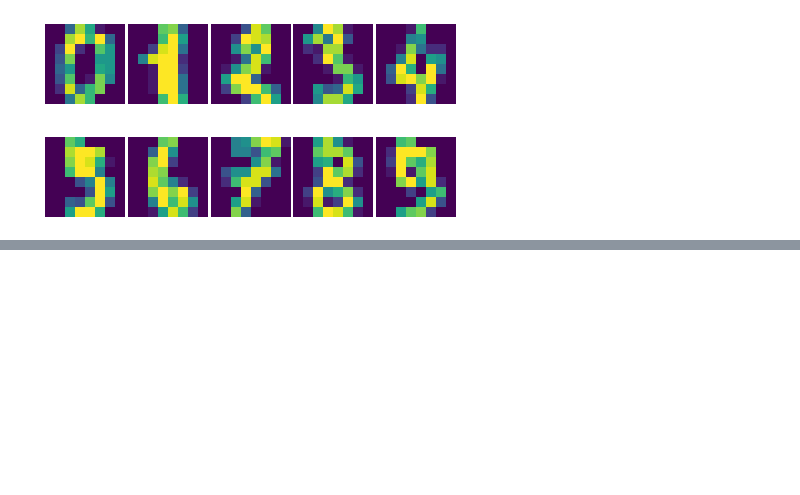
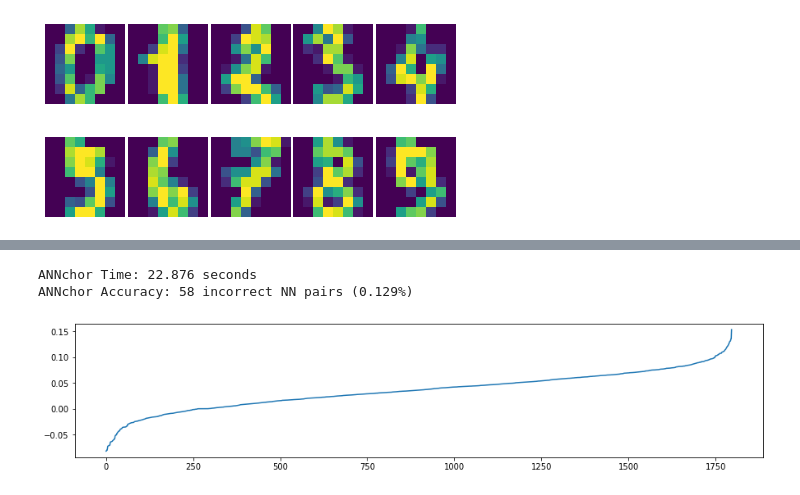
Before and after one commit to gchq/annchor, a Jupyter notebook: Examples/Low Memory.ipynb, the cells around one changed output, grey strips where cells are left out. Saved outputs shown, nothing was run; the diff lists cells and outputs as text; code cells hidden in the pictures; blank space fills up the shorter version.

```diff
--- a/Examples/Low Memory.ipynb
+++ b/Examples/Low Memory.ipynb
@@ -56,0 +28,69 @@ TypeError: __init__() got an unexpected keyword argument 'min_prob'
+# %%
+from annchor import Annchor
+
+start_time = time.time()
+
+# Call ANNchor
+ann = Annchor(X,
+              wasserstein,
+              n_anchors=25,
+              n_neighbors=k,
+              n_samples=5000,
+              p_work=0.14)
+self = ann
+start = time.time()
+if self.verbose: print('computing anchors...')
+self.get_anchors()
+if self.verbose: print('get_anchors:', time.time()-start)
+
+if self.verbose: print('computing locality...')
+self.get_locality()
+if self.verbose: print('get_locality:', time.time()-start)
+
+if self.verbose: print('computing features...')
+self.get_features()
+if self.verbose: print('get_features:', time.time()-start)
+
+if self.verbose: print('computing sample...')
+self.get_sample()
+if self.verbose: print('get_sample:', time.time()-start)
+
+if self.verbose: print('fitting regression...')
+self.fit_predict_regression()
+if self.verbose: print('fit_predict_regression:', time.time()-start)
+
+if self.verbose: print('fitting errors...')
+self.fit_predict_errors()
+if self.verbose: print('fit_predict_errors:', time.time()-start)
+
+ts = []
+mx=2
+for i in range(mx):
+    if self.verbose: print('selecting/refining candidate pairs (%d/%d)' % (i,mx))
+    self.select_refine_candidate_pairs(w=1/mx)
+    if self.verbose: print('select_refine_candidate_pairs:', time.time()-start)
+    ts.append( self.thresh.copy())
+
+if self.verbose: print('generating neighbour graph')
+self.get_ann()
+if self.verbose: print('get_ann:', time.time()-start)
+
+
+
+
+print('ANNchor Time: %5.3f seconds' % (time.time()-start_time))
+
+# Test accuracy
+error = compare_neighbor_graphs(neighbor_graph,
+                                ann.neighbor_graph,
+                                k)
+print('ANNchor Accuracy: %d incorrect NN pairs (%5.3f%%)' % (error,100*error/(k*nx)))
+# %% [output]
+ANNchor Time: 22.876 seconds
+ANNchor Accuracy: 58 incorrect NN pairs (0.129%)
+# %%
+fig,ax = plt.subplots(figsize=(15,3))
+for i in range(mx-1):
+    ax.plot(np.sort(ts[i]-ts[i+1]))
+# %% [output]
+[figure, added]
```
Also changed, not shown: parts of 2 cells of this notebook, 7 other files.
